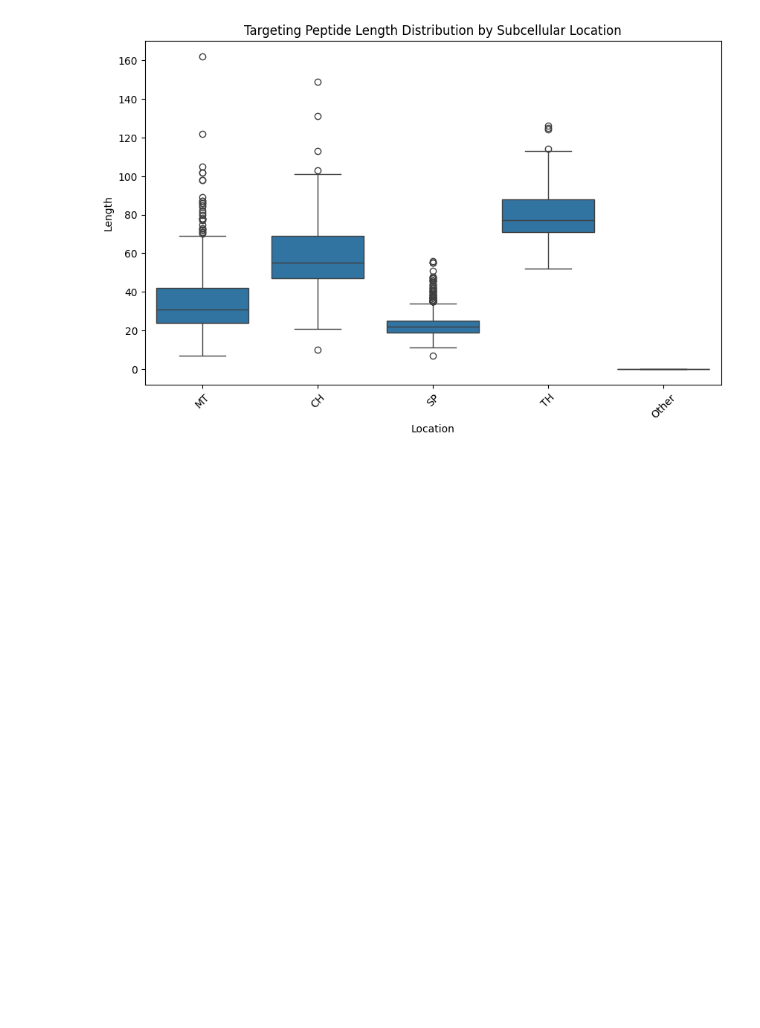
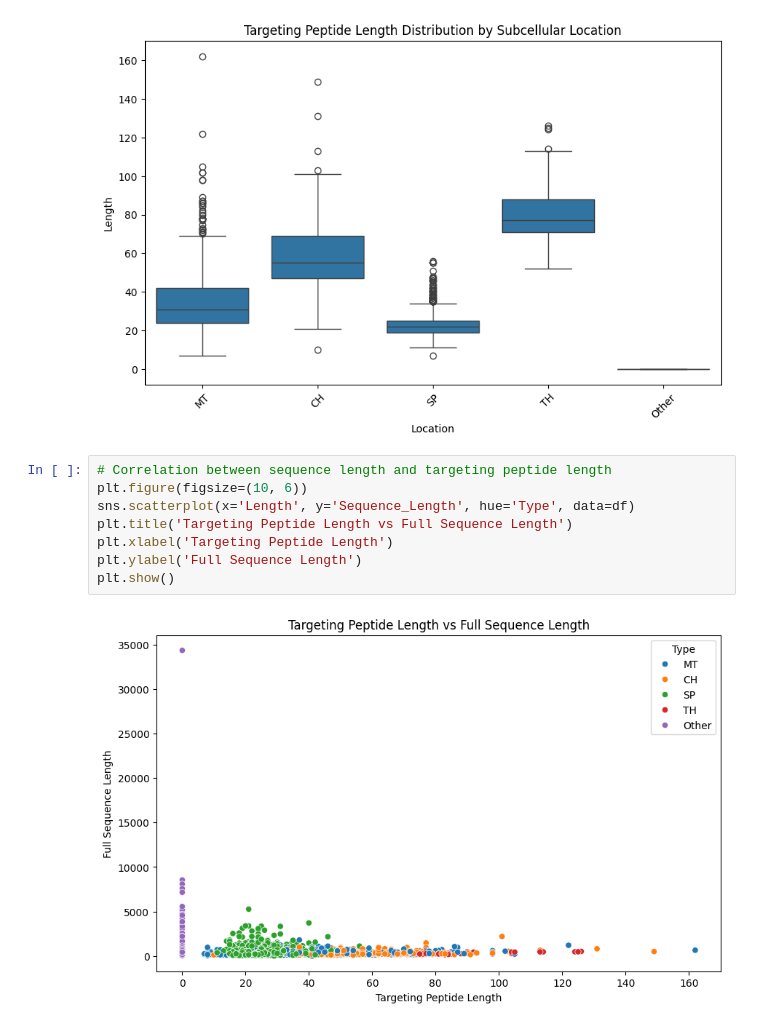
Before and after one commit to LindaKhodja/MLP_ProteinLocalization, a Jupyter notebook: notebooks/data_exploration.ipynb, the cells around one changed output. Drawn from its saved outputs; the diff is of its cells as text; blank space fills up the shorter version.

```diff
--- a/notebooks/data_exploration.ipynb
+++ b/notebooks/data_exploration.ipynb
@@ -170,3 +199,13 @@ plt.xticks(rotation=45)
 plt.show()
 # %% [output]
 [figure]
+# %%
+# Correlation between sequence length and targeting peptide length
+plt.figure(figsize=(10, 6))
+sns.scatterplot(x='Length', y='Sequence_Length', hue='Type', data=df)
+plt.title('Targeting Peptide Length vs Full Sequence Length')
+plt.xlabel('Targeting Peptide Length')
+plt.ylabel('Full Sequence Length')
+plt.show()
+# %% [output]
+[figure, added]
```
Also changed, not shown: parts of 9 cells of this notebook, 18 other files.
